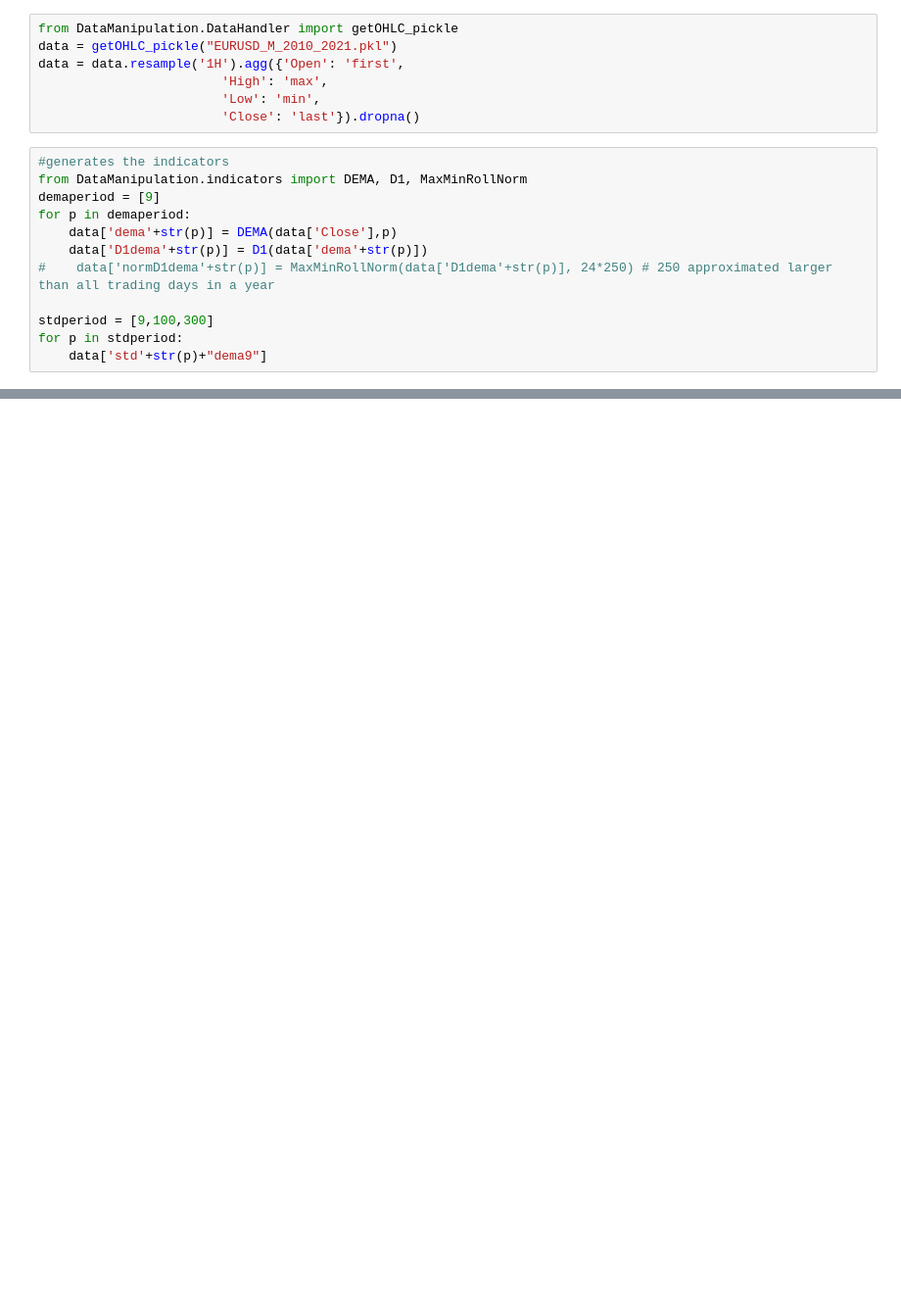
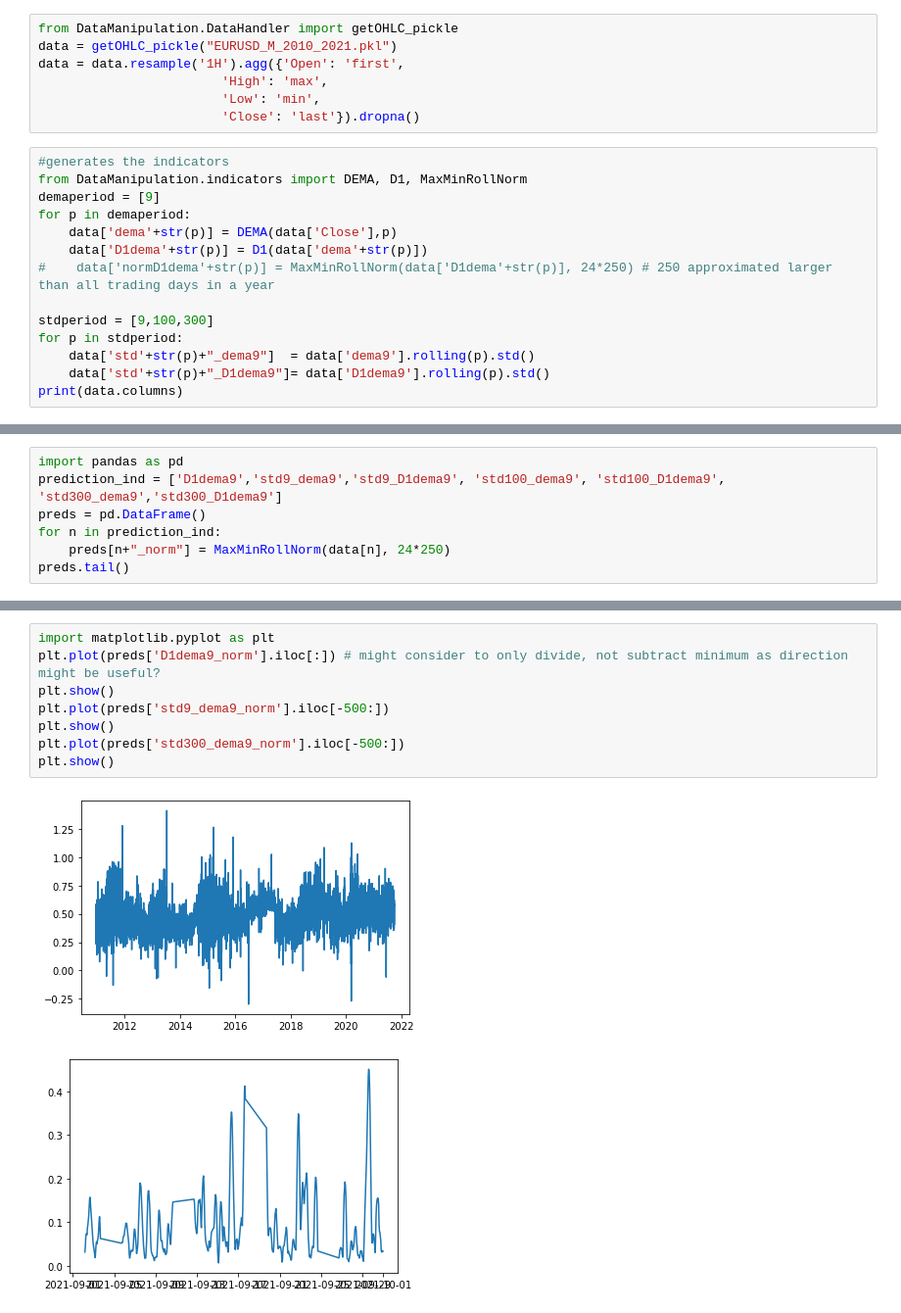
Before and after one commit to lu0x1a0/EURUSDPriceAnalysis, a Jupyter notebook: nnstruct.ipynb, the cells around one changed output, grey strips where cells are left out. Shown at 98% size. Saved outputs shown, nothing was run; the diff lists cells and outputs as text; blank space fills up the shorter version.

Commit message:
done normalization, need to do rollin window then training loop

```diff
--- a/nnstruct.ipynb
+++ b/nnstruct.ipynb
@@ -16,4 +16,6 @@ for p in demaperiod:
 
 stdperiod = [9,100,300]
 for p in stdperiod:
-    data['std'+str(p)+"dema9"]
+    data['std'+str(p)+"_dema9"]  = data['dema9'].rolling(p).std()
+    data['std'+str(p)+"_D1dema9"]= data['D1dema9'].rolling(p).std()
+print(data.columns)
@@ -19,0 +36,7 @@ for p in stdperiod:
+# %%
+import pandas as pd
+prediction_ind = ['D1dema9','std9_dema9','std9_D1dema9', 'std100_dema9', 'std100_D1dema9', 'std300_dema9','std300_D1dema9']
+preds = pd.DataFrame()
+for n in prediction_ind:
+    preds[n+"_norm"] = MaxMinRollNorm(data[n], 24*250)
+preds.tail()
@@ -19,0 +51,11 @@ for p in stdperiod:
+# %%
+import matplotlib.pyplot as plt
+plt.plot(preds['D1dema9_norm'].iloc[:]) # might consider to only divide, not subtract minimum as direction might be useful?
+plt.show()
+plt.plot(preds['std9_dema9_norm'].iloc[-500:])
+plt.show()
+plt.plot(preds['std300_dema9_norm'].iloc[-500:])
+plt.show()
+# %% [output]
+[figure, added]
+[figure, added]
```
Also changed, not shown: parts of 6 cells of this notebook, 4 other files.
